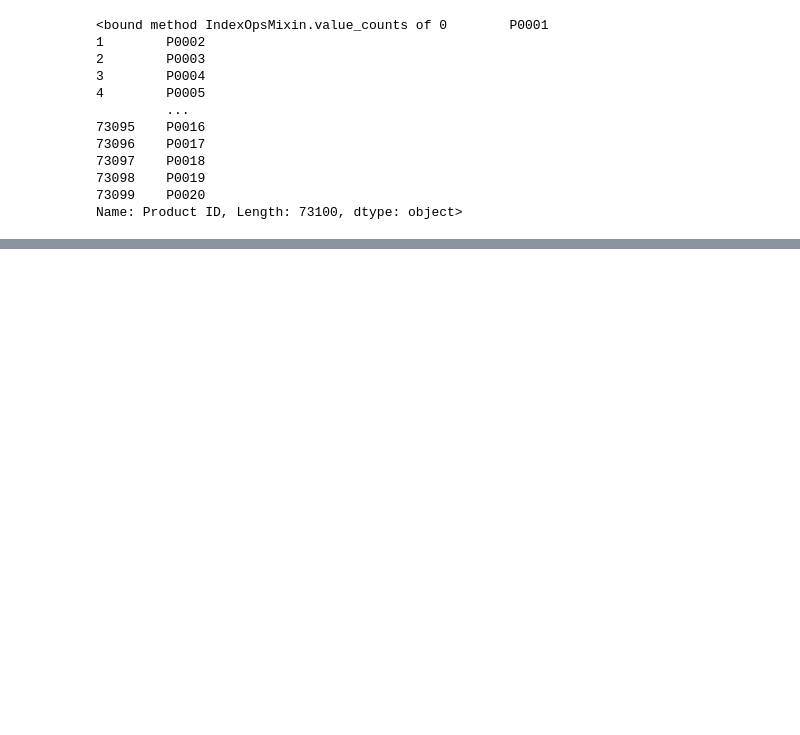
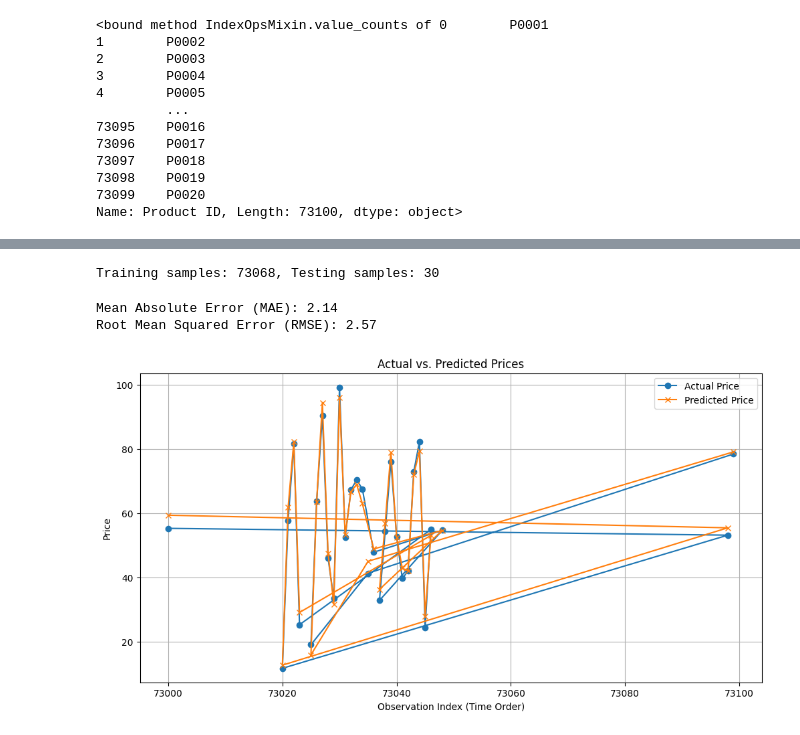
Before and after one commit to andrejpanev8/vnp-project, a Jupyter notebook: DynamicPrices.ipynb, the cells around one changed output, grey strips where cells are left out. Saved outputs shown, nothing was run; the diff lists cells and outputs as text; code cells hidden in the pictures; blank space fills up the shorter version.

```diff
--- a/DynamicPrices.ipynb
+++ b/DynamicPrices.ipynb
@@ -180,0 +221,40 @@ Name: Product ID, Length: 73100, dtype: object>
+# %%
+df.dropna(inplace=True)
+# %%
+y = df['Price']
+X = df.drop(columns=['Price', 'Date'])
+# %%
+split_index = -30
+X_train, X_test = X[:split_index], X[split_index:]
+y_train, y_test = y[:split_index], y[split_index:]
+
+print(f"Training samples: {len(X_train)}, Testing samples: {len(X_test)}")
+# %% [output]
+Training samples: 73068, Testing samples: 30
+# %%
+from xgboost import XGBRegressor
+from sklearn.metrics import mean_absolute_error, mean_squared_error
+
+model = XGBRegressor(n_estimators=100, learning_rate=0.1, max_depth=5, random_state=42)
+model.fit(X_train, y_train)
+y_pred = model.predict(X_test)
+# %%
+mae = mean_absolute_error(y_test, y_pred)
+rmse = np.sqrt(mean_squared_error(y_test, y_pred))
+print(f"Mean Absolute Error (MAE): {mae:.2f}")
+print(f"Root Mean Squared Error (RMSE): {rmse:.2f}")
+# %% [output]
+Mean Absolute Error (MAE): 2.14
+Root Mean Squared Error (RMSE): 2.57
+# %%
+plt.figure(figsize=(12, 6))
+plt.plot(y_test.index, y_test.values, label='Actual Price', marker='o')
+plt.plot(y_test.index, y_pred, label='Predicted Price', marker='x')
+plt.xlabel('Observation Index (Time Order)')
+plt.ylabel('Price')
+plt.title('Actual vs. Predicted Prices')
+plt.legend()
+plt.grid(True)
+plt.show()
+# %% [output]
+[figure, added]
```
Also changed, not shown: parts of 26 cells of this notebook.
